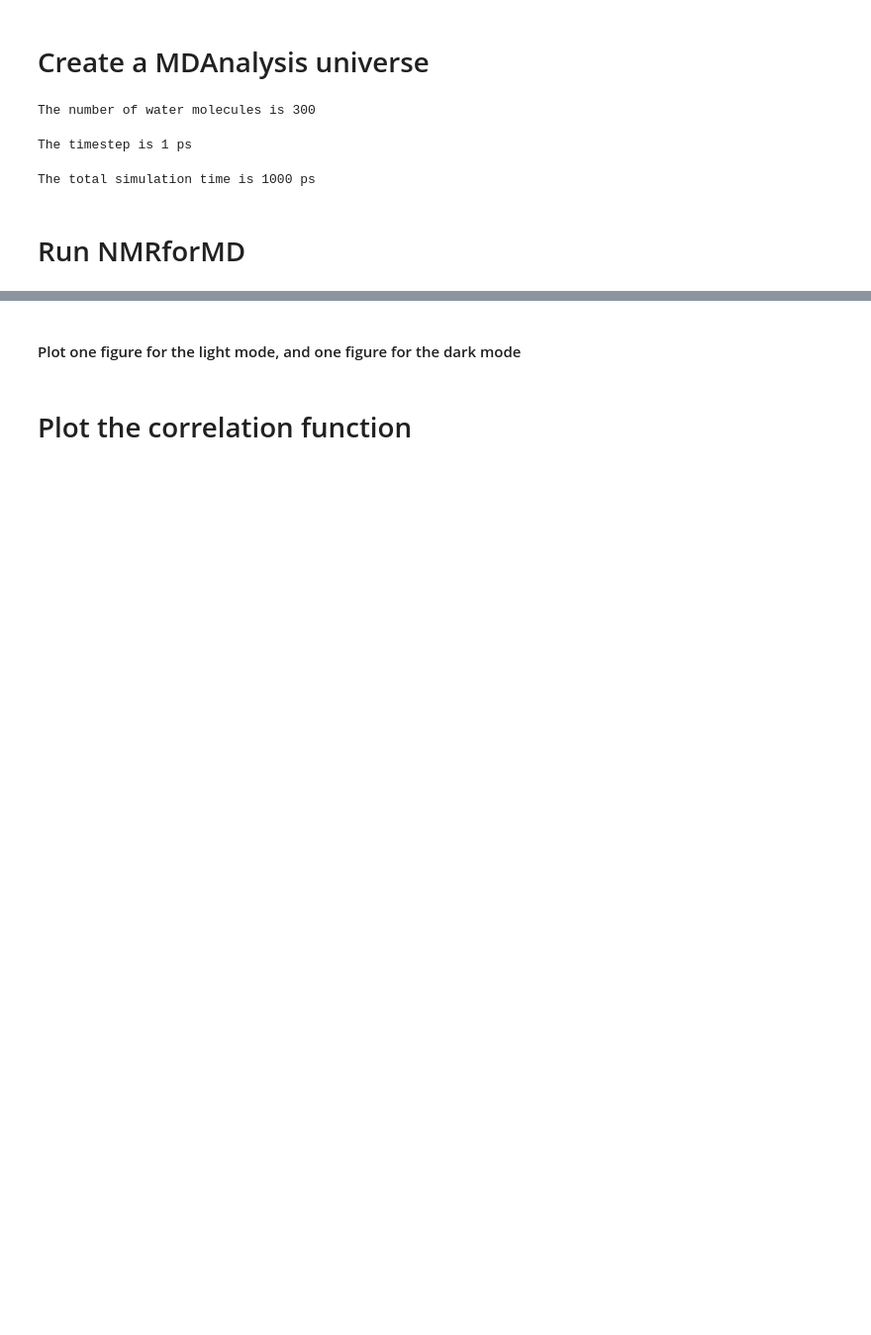
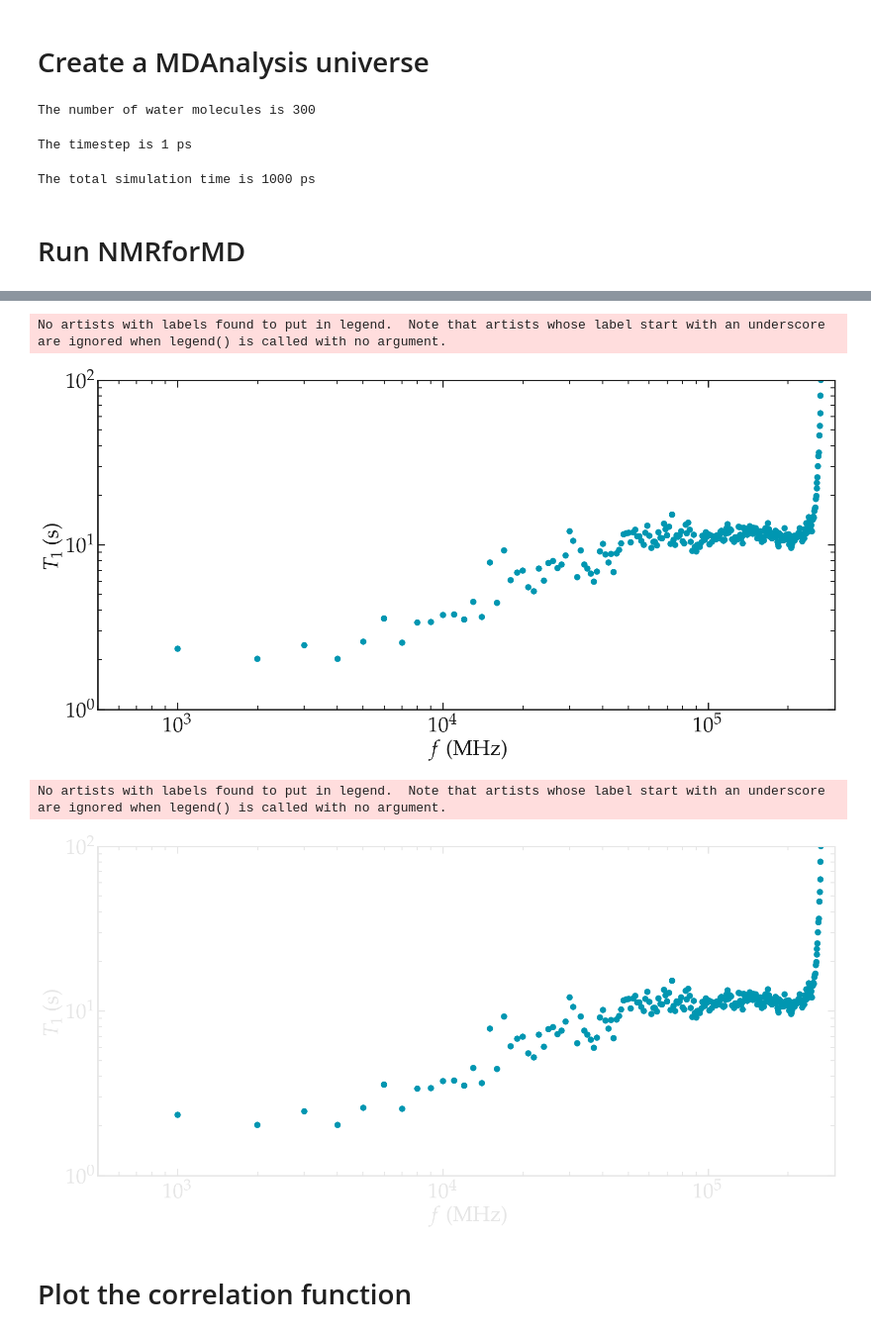
Before and after one commit to simongravelle/nmrformd, a Jupyter notebook: examples/bulk-water/analysis.ipynb, the cells around one changed output, grey strips where cells are left out. Shown at 99% size. Drawn from its saved outputs; the diff is of its cells as text; code cells hidden in the pictures; blank space fills up the shorter version.

```diff
--- a/examples/bulk-water/analysis.ipynb
+++ b/examples/bulk-water/analysis.ipynb
@@ -28,4 +28,4 @@ The total simulation time is 1000 ps
 # %%
 group_i = u.select_atoms("type 2")
 # %%
-nmr_result = nmrmd.NMR(u, group_i, isotropic=False)
+nmr_result = nmrmd.NMR(u, group_i, number_i=50)
@@ -56,3 +59 @@ darkgray = [0.9, 0.9, 0.9]
-# %% [markdown]
-#### Plot one figure for the light mode, and one figure for the dark mode
 # %%
@@ -105,2 +106,25 @@ for mode, mygray in zip(['light', 'dark'], [lightgray, darkgray]):
+# %%
+def save_figure(plt, fig, mode, name):
+    fig.tight_layout()
+    if mode == 'light':
+        file = "figures/" + name + "-light.png"
+    else:
+        file = "figures/" + name + "-dark.png"
+    plt.savefig(file, bbox_inches = 'tight', pad_inches = 0.057, transparent=True)
+    plt.show()
+# %%
+for mode, mygray in zip(['light', 'dark'], [lightgray, darkgray]):
+    fig = plt.figure(figsize=(16, 8))
+    ax1 = fig.add_subplot(111)
+    ax1.loglog(nmr_result.f[:-60], 1/nmr_result.R1[:-60], 'o', markersize=8, color=myblue)
+    figure_improvement(fig, ax1, mygray,
+                       xlabel=r"$f$ (MHz)", ylabel=r'$T_1$ (s)',
+                       xlim=(5e2, 3e5), ylim=(1, 100))
+    save_figure(plt, fig, mode, name='T1')
+# %% [output]
+No artists with labels found to put in legend.  Note that artists whose label start with an underscore are ignored when legend() is called with no argument.
+[figure, added]
+No artists with labels found to put in legend.  Note that artists whose label start with an underscore are ignored when legend() is called with no argument.
+[figure, added]
 # %% [markdown]
 # Plot the correlation function
```
Also changed, not shown: parts of 13 cells of this notebook, 1 other file.
